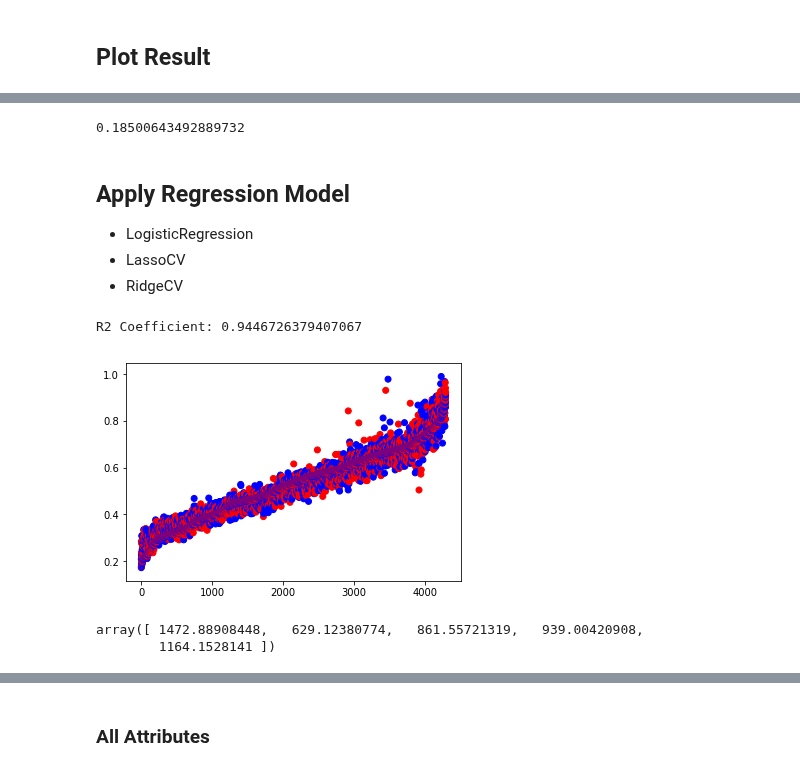
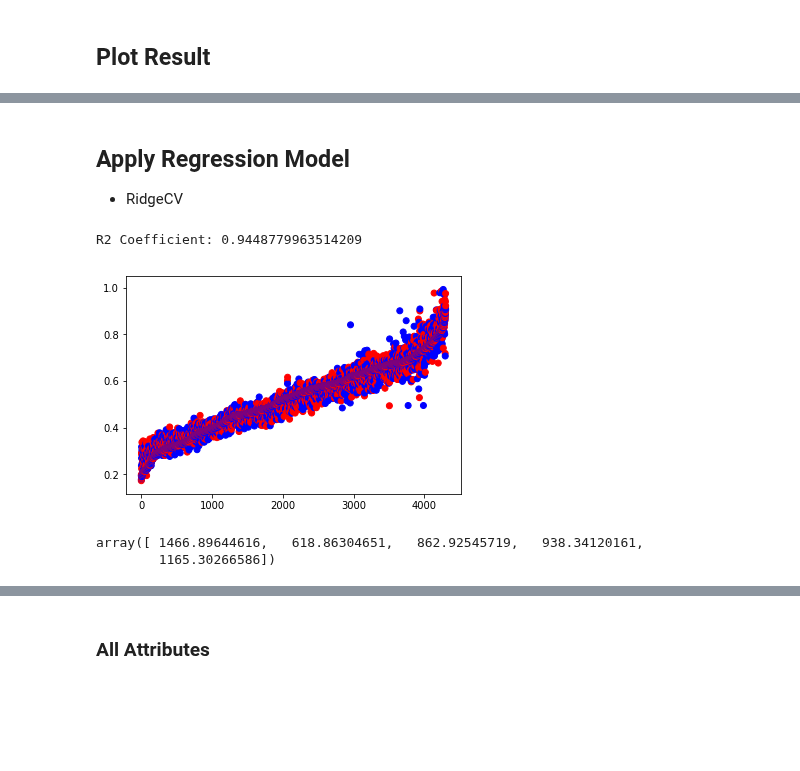
Before and after one commit to PaulOpu/TS_LossFunction, a Jupyter notebook: code/Opuchlich_FeatureRegression.ipynb, the cells around one changed output, grey strips where cells are left out. Saved outputs shown, nothing was run; the diff lists cells and outputs as text; code cells hidden in the pictures; blank space fills up the shorter version.

```diff
--- a/code/Opuchlich_FeatureRegression.ipynb
+++ b/code/Opuchlich_FeatureRegression.ipynb
@@ -222,12 +219,6 @@ norm_df.loc[norm_df["feature_sums"] > 30]
-# %%
-ts.re_features_max[5]*11
-# %% [output]
-0.18500643492889732
 # %% [markdown]
 ## Apply Regression Model
 
-* LogisticRegression
-* LassoCV
 * RidgeCV
 # %%
 norm_df = pd.read_csv("data/newsela_article_features.csv",sep=";")
@@ -268,28 +262,29 @@ y_bins[-1] = np.sort(y_bins)[-2]
 # %%
 #Test and Training Set
 train,test = train_test_split(
-    norm_df[["newsela_score"] + list(feature_cols)],
+    norm_df[["newsela_score"] + list(ts.feature_names)],
     stratify=y_bins,
-    test_size=0.2)
+    test_size=0.2,
+    random_state=0)
 # %%
 test_sorted = test.sort_values("newsela_score")
 model = linear_model.RidgeCV()
-model.fit(train[feature_cols],train["newsela_score"])
-predictions = model.predict(test_sorted[feature_cols])
+model.fit(train[ts.feature_names],train["newsela_score"])
+predictions = model.predict(test_sorted[ts.feature_names])
 plt.scatter(
     x=[range(len(test)),range(len(test))],
     y=[predictions,test_sorted["newsela_score"]],
     c=["blue","red"])
 
-print(f"R2 Coefficient: {model.score(test[feature_cols],test['newsela_score'])}")
+print(f"R2 Coefficient: {model.score(test[ts.feature_names],test['newsela_score'])}")
 # %% [output]
-R2 Coefficient: 0.9446726379407067
+R2 Coefficient: 0.9448779963514209
-[figure, old version]
+[figure, new version]
 # %%
-model.predict(norm_df.loc[norm_df["name"] == "dog-brain-scan"][feature_cols])*1800
+model.predict(norm_df.loc[norm_df["name"] == "dog-brain-scan"][ts.feature_names])*1800
 # %% [output]
-array([ 1472.88908448,   629.12380774,   861.55721319,   939.00420908,
-        1164.1528141 ])
+array([ 1466.89644616,   618.86304651,   862.92545719,   938.34120161,
+        1165.30266586])
 # %%
 norm_df.loc[norm_df["name"] == "dog-brain-scan"]["newsela_score"]*1800
 # %% [output]
```
Also changed, not shown: parts of 47 cells of this notebook, 9 other files.
